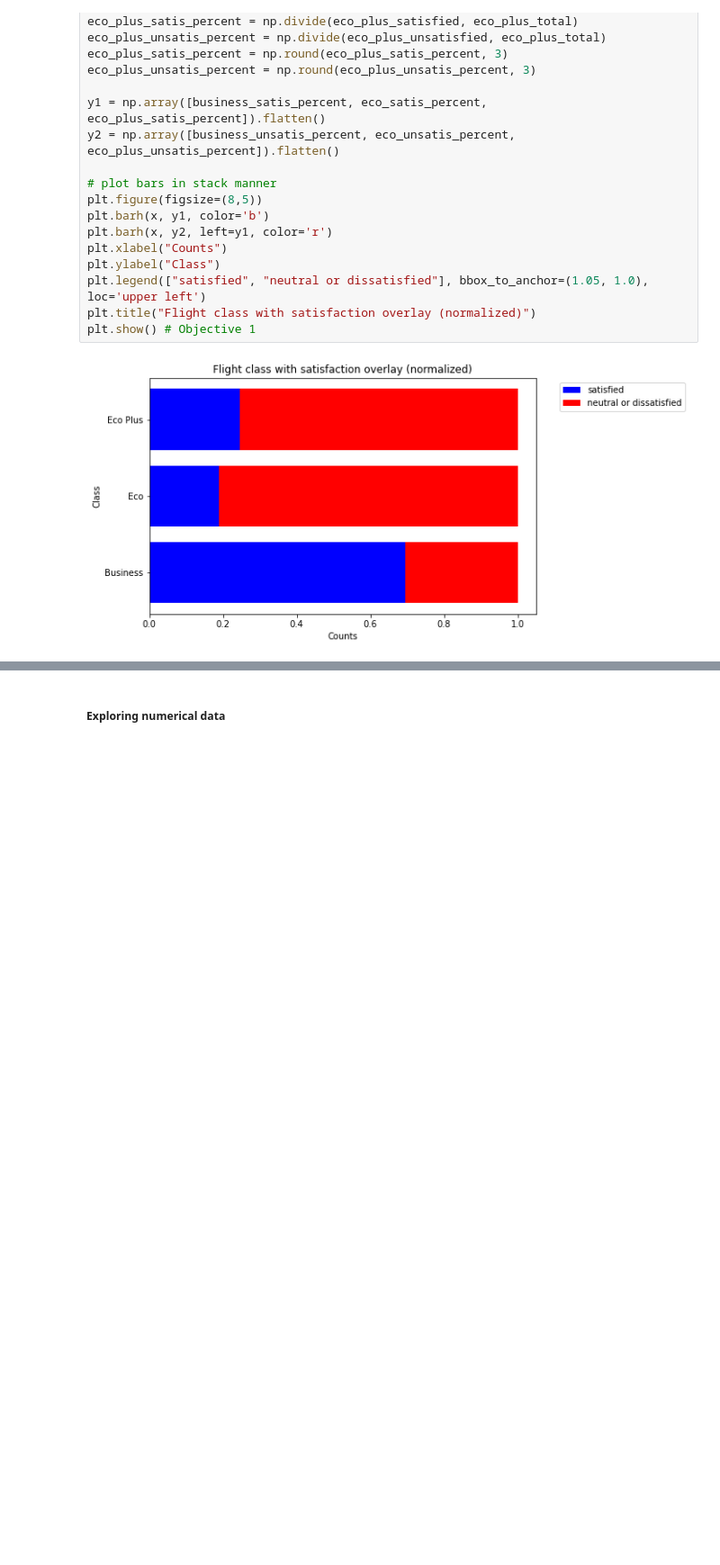
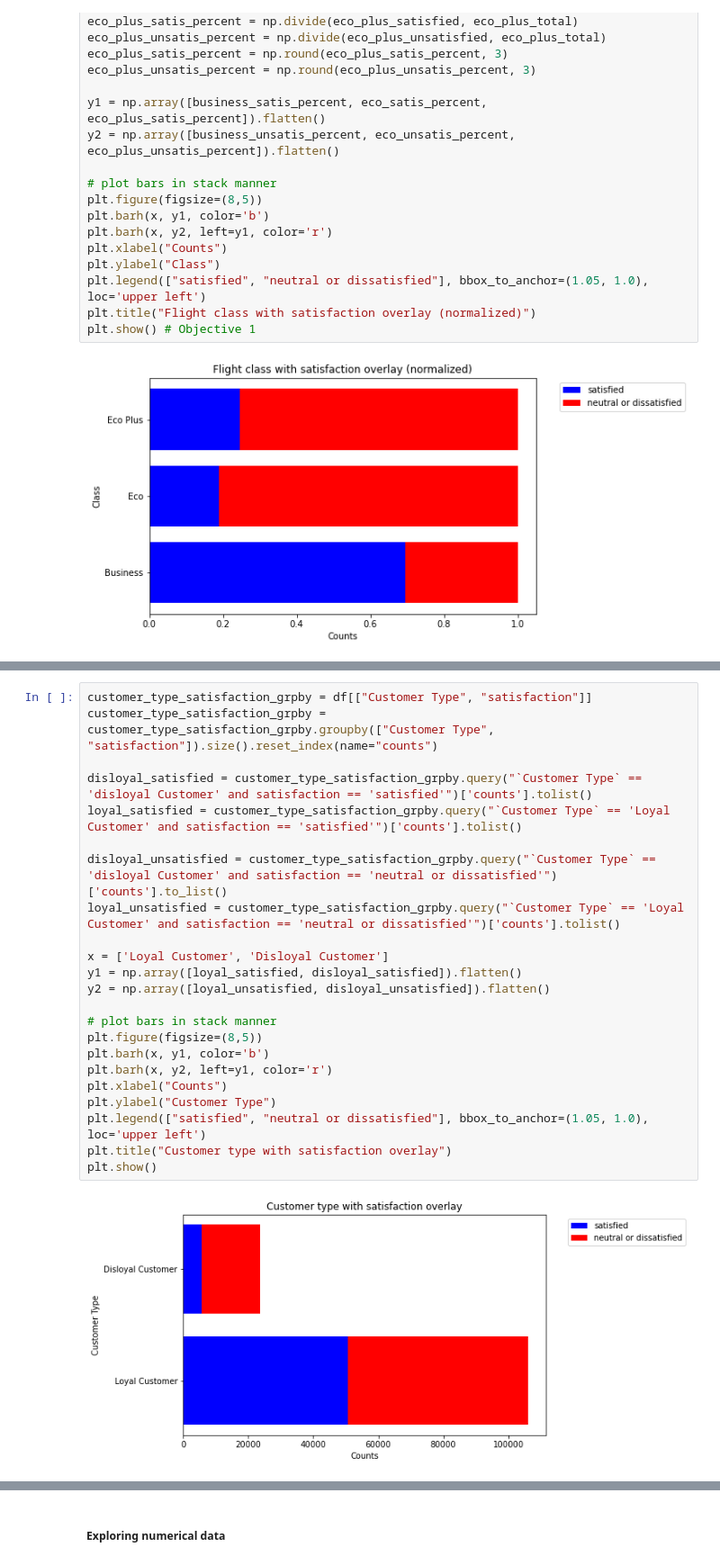
Before and after one commit to isdmg/CS131-8L-PROJECT-PARAGUAY, a Jupyter notebook: CS131-8L PROJECT - PARAGUAY.ipynb, the cells around one changed output, grey strips where cells are left out. Shown: that part at 90% size. Drawn from its saved outputs; the diff is of its cells as text; blank space fills up the shorter version.

```diff
--- a/CS131-8L PROJECT - PARAGUAY.ipynb
+++ b/CS131-8L PROJECT - PARAGUAY.ipynb
@@ -144,0 +199,25 @@ plt.show() # Objective 1
+# %%
+customer_type_satisfaction_grpby = df[["Customer Type", "satisfaction"]]
+customer_type_satisfaction_grpby = customer_type_satisfaction_grpby.groupby(["Customer Type", "satisfaction"]).size().reset_index(name="counts")
+
+disloyal_satisfied = customer_type_satisfaction_grpby.query("`Customer Type` == 'disloyal Customer' and satisfaction == 'satisfied'")['counts'].tolist()
+loyal_satisfied = customer_type_satisfaction_grpby.query("`Customer Type` == 'Loyal Customer' and satisfaction == 'satisfied'")['counts'].tolist()
+
+disloyal_unsatisfied = customer_type_satisfaction_grpby.query("`Customer Type` == 'disloyal Customer' and satisfaction == 'neutral or dissatisfied'")['counts'].to_list()
+loyal_unsatisfied = customer_type_satisfaction_grpby.query("`Customer Type` == 'Loyal Customer' and satisfaction == 'neutral or dissatisfied'")['counts'].tolist()
+
+x = ['Loyal Customer', 'Disloyal Customer']
+y1 = np.array([loyal_satisfied, disloyal_satisfied]).flatten()
+y2 = np.array([loyal_unsatisfied, disloyal_unsatisfied]).flatten()
+
+# plot bars in stack manner
+plt.figure(figsize=(8,5))
+plt.barh(x, y1, color='b')
+plt.barh(x, y2, left=y1, color='r')
+plt.xlabel("Counts")
+plt.ylabel("Customer Type")
+plt.legend(["satisfied", "neutral or dissatisfied"], bbox_to_anchor=(1.05, 1.0), loc='upper left')
+plt.title("Customer type with satisfaction overlay")
+plt.show()
+# %% [output]
+[figure, added]
```
Also changed, not shown: parts of 26 cells of this notebook.
